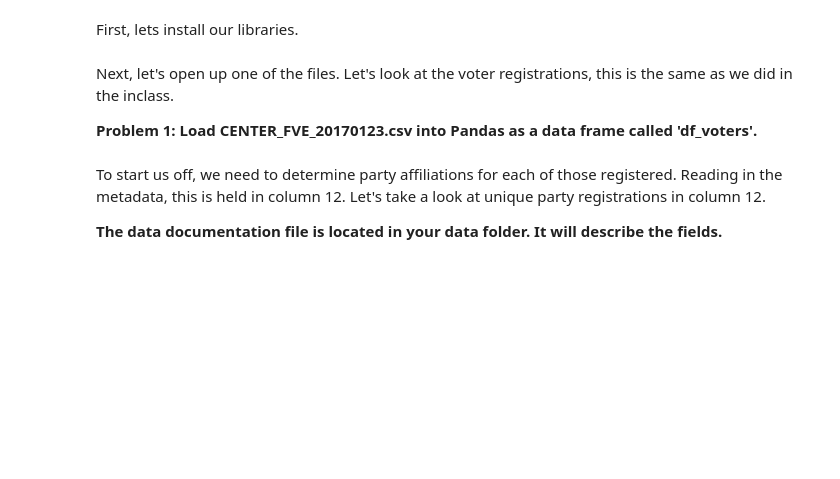
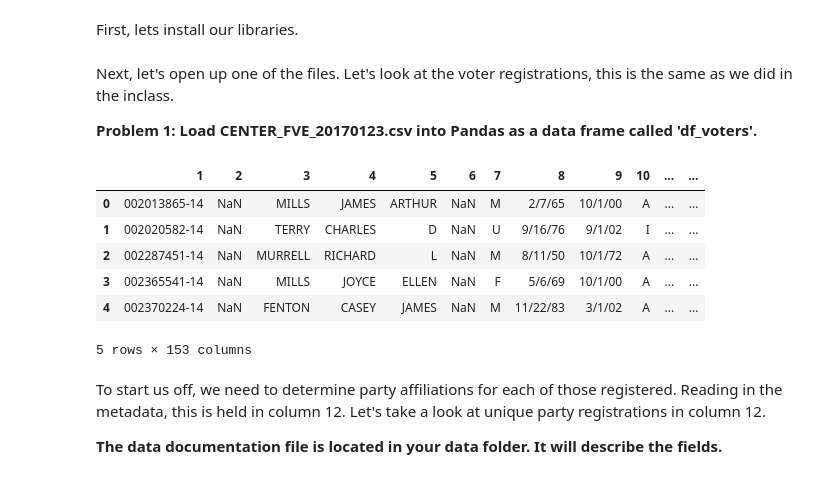
Before and after one commit to civic-data-design-lab/big-data-spring2017, a Jupyter notebook: week3/PSET_2_Pandas.ipynb, the cells around one changed output. Saved outputs shown, nothing was run; the diff lists cells and outputs as text; code cells hidden in the pictures; blank space fills up the shorter version.

```diff
--- a/week3/PSET_2_Pandas.ipynb
+++ b/week3/PSET_2_Pandas.ipynb
@@ -28,6 +28,17 @@ from itertools import cycle, islice
 Next, let's open up one of the files. Let's look at the voter registrations, this is the same as we did in the inclass.
 
 **Problem 1: Load CENTER_FVE_20170123.csv into Pandas as a data frame called 'df_voters'.**
+# %%
+df_voters = pd.read_table('data/CENTRE_FVE_20170123.csv', sep=',')
+df_voters.head()
+# %% [output]
+|  | 1 | 2 | 3 | 4 | 5 | 6 | 7 | 8 | 9 | 10 | ... | ... |
+| 0 | 002013865-14 | NaN | MILLS | JAMES | ARTHUR | NaN | M | 2/7/65 | 10/1/00 | A | ... | ... |
+| 1 | 002020582-14 | NaN | TERRY | CHARLES | D | NaN | U | 9/16/76 | 9/1/02 | I | ... | ... |
+| 2 | 002287451-14 | NaN | MURRELL | RICHARD | L | NaN | M | 8/11/50 | 10/1/72 | A | ... | ... |
+| 3 | 002365541-14 | NaN | MILLS | JOYCE | ELLEN | NaN | F | 5/6/69 | 10/1/00 | A | ... | ... |
+| 4 | 002370224-14 | NaN | FENTON | CASEY | JAMES | NaN | M | 11/22/83 | 3/1/02 | A | ... | ... |
+5 rows × 153 columns
 # %% [markdown]
 To start us off, we need to determine party affiliations for each of those registered. Reading in the metadata, this is held in column 12. Let's take a look at unique party registrations in column 12.
 
```
Also changed, not shown: parts of 6 cells of this notebook, 1 other file.
